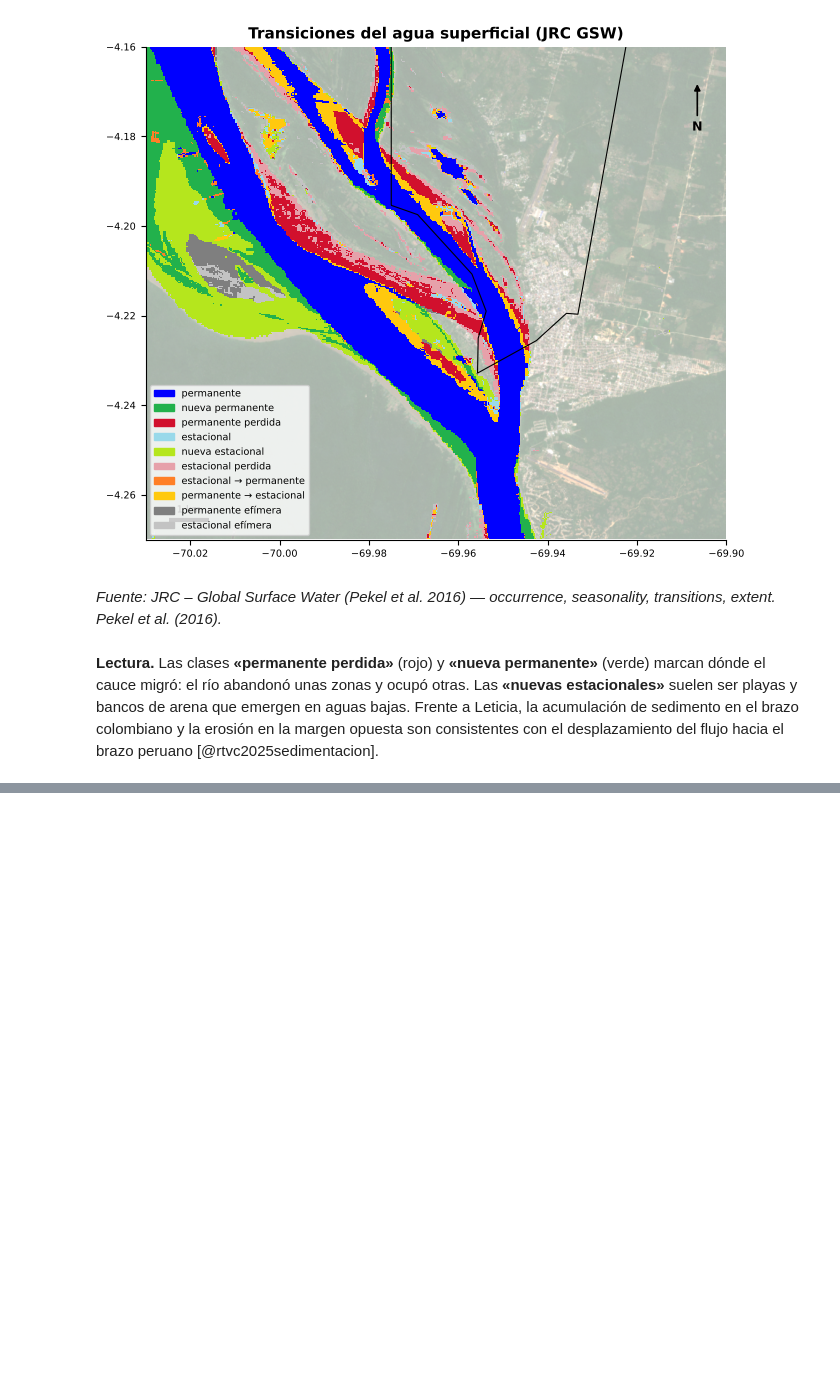
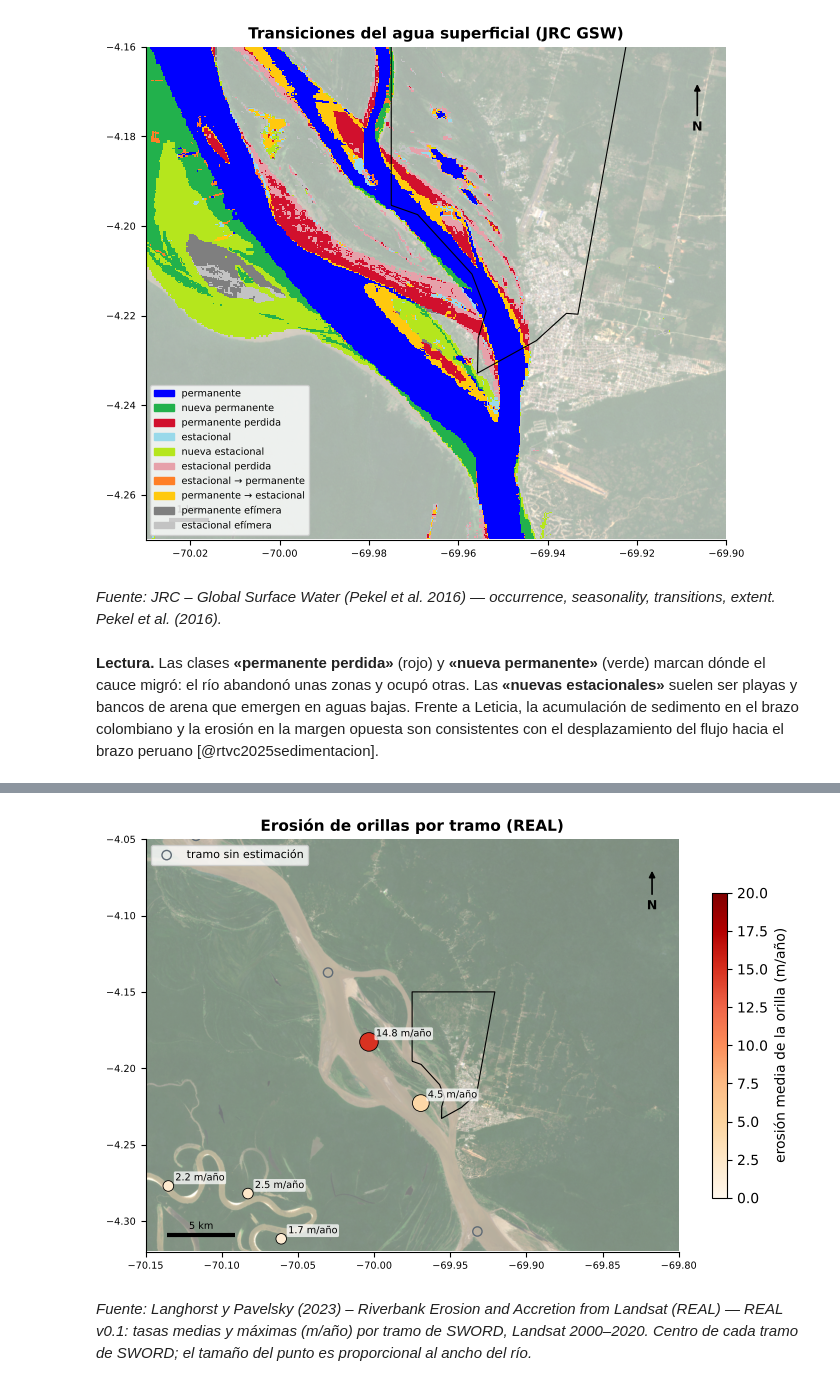
Before and after one commit to mromerot/leticia, a Jupyter notebook: book/03_analisis/33_erosion/b_amenaza.ipynb, the cells around one changed output, grey strips where cells are left out. Drawn from its saved outputs; the diff is of its cells as text; code cells hidden in the pictures; blank space fills up the shorter version.

```diff
--- a/book/03_analisis/33_erosion/b_amenaza.ipynb
+++ b/book/03_analisis/33_erosion/b_amenaza.ipynb
@@ -152,0 +161,22 @@ erosión en la margen opuesta son consistentes con el desplazamiento del flujo h
+# %%
+real = fuentes.erosion_real()
+con = real.dropna(subset=["erosion_m_anio"])
+sin = real[real["erosion_m_anio"].isna()]
+fig, ax = plt.subplots(figsize=(8.6, 6.6))
+viz.fondo(ax, "bbox_regional", alfa=0.6)
+ax.scatter(sin["lon"], sin["lat"], s=45, facecolor="none", edgecolor=viz.GRIS, lw=1, zorder=3, label="tramo sin estimación")
+sc = ax.scatter(con["lon"], con["lat"], c=con["erosion_m_anio"], cmap="OrRd", vmin=0, vmax=20, s=40 + con["ancho_m"] / 25,
+                edgecolor="k", lw=0.6, zorder=4)
+for _, r_ in con.iterrows():
+    ax.annotate(f"{r_['erosion_m_anio']:.1f} m/año", (r_["lon"], r_["lat"]), xytext=(5, 4), textcoords="offset points", fontsize=7,
+                zorder=5, bbox=dict(boxstyle="round,pad=0.15", fc="white", ec="none", alpha=0.75))
+urbana.to_crs(4326).boundary.plot(ax=ax, color="k", lw=0.8, zorder=3)
+fig.colorbar(sc, ax=ax, shrink=0.6, label="erosión media de la orilla (m/año)")
+ax.legend(loc="upper left", fontsize=8, frameon=True)
+viz.marco(ax, "bbox_regional", "Erosión de orillas por tramo (REAL)")
+# %% [output]
+[figure, added]
+# %%
+viz.pie(viz.nota_fuente("erosion_real") + " Centro de cada tramo de SWORD; el tamaño del punto es proporcional al ancho del río.")
+# %% [output]
+*Fuente: Langhorst y Pavelsky (2023) – Riverbank Erosion and Accretion from Landsat (REAL) — REAL v0.1: tasas medias y máximas (m/año) por tramo de SWORD, Landsat 2000–2020. Centro de cada tramo de SWORD; el tamaño del punto es proporcional al ancho del río.*
```
Also changed, not shown: parts of 4 cells of this notebook, 51 other files.
